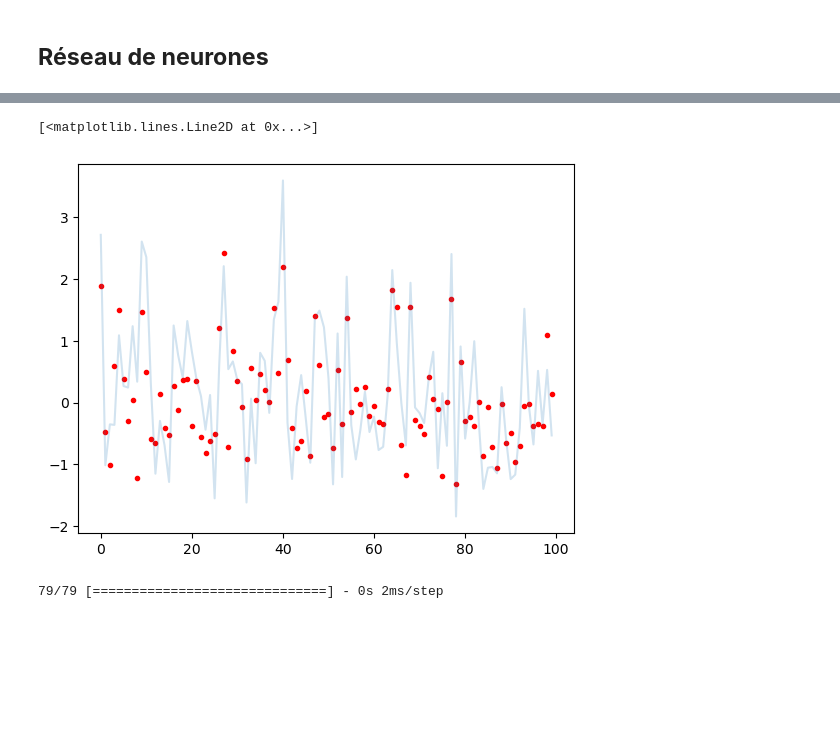
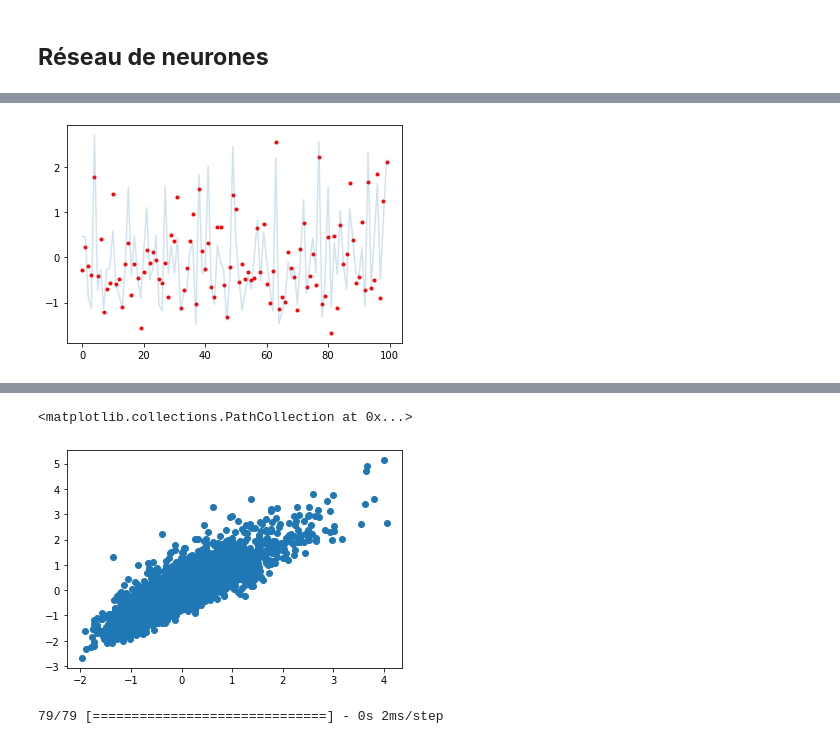
Before and after one commit to LoanRenaud/zundel, a Jupyter notebook: Zundel_Ion.ipynb, the cells around one changed output, grey strips where cells are left out. Cells and saved outputs as stored; diff of their text form; code cells hidden in the pictures; blank space fills up the shorter version.

```diff
--- a/Zundel_Ion.ipynb
+++ b/Zundel_Ion.ipynb
@@ -292,0 +367,6 @@ X_test_CMe_red=scaler.fit_transform(X_test_CMe)
+# %%
+
+X_train, X_test, y_train, y_test=train_test_split(Soap_pca, energies, random_state=22)
+
+y_train=scaler.fit_transform(y_train.to_numpy().reshape(-1, 1))
+y_test=scaler.fit_transform(y_test.to_numpy().reshape(-1, 1))
@@ -606,4 +677,8 @@ plt.plot(Hist.history['val_mean_squared_error'][1:])
 # %%
-plt.scatter(np.arange(0, len(y_train[:100])),model.predict(X_test_CMe_red[:100]), marker='.', color='red')
+plt.scatter(np.arange(0, len(y_train[:100])),model.predict(X_test[:100]), marker='.', color='red')
 plt.plot(np.arange(0, len(y_train[:100])), y_test[:100], alpha=0.2)
+
+plt.show()
+
+plt.scatter(model.predict(X_test),y_test)
 # %% [output]
@@ -610,0 +686 @@ plt.plot(np.arange(0, len(y_train[:100])), y_test[:100], alpha=0.2)
+[figure, new version]
@@ -612,5 +688,5 @@ plt.plot(np.arange(0, len(y_train[:100])), y_test[:100], alpha=0.2)
-[<matplotlib.lines.Line2D at 0x...>]
+<matplotlib.collections.PathCollection at 0x...>
-[figure, old version]
+[figure, added]
 # %%
 plt.scatter(model.predict(X_test_CMe_red),  y_test, marker='.', color='red')
 plt.plot([-1, 2.5], [-1, 2.5])
```
Also changed, not shown: parts of 18 cells of this notebook.
